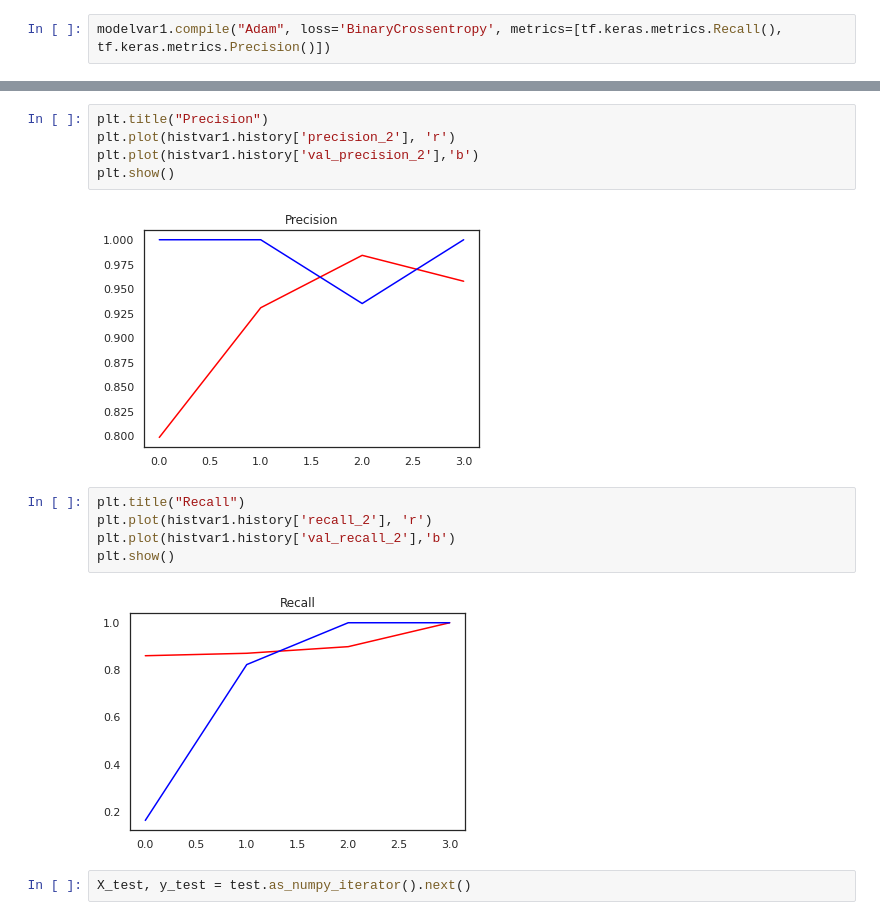
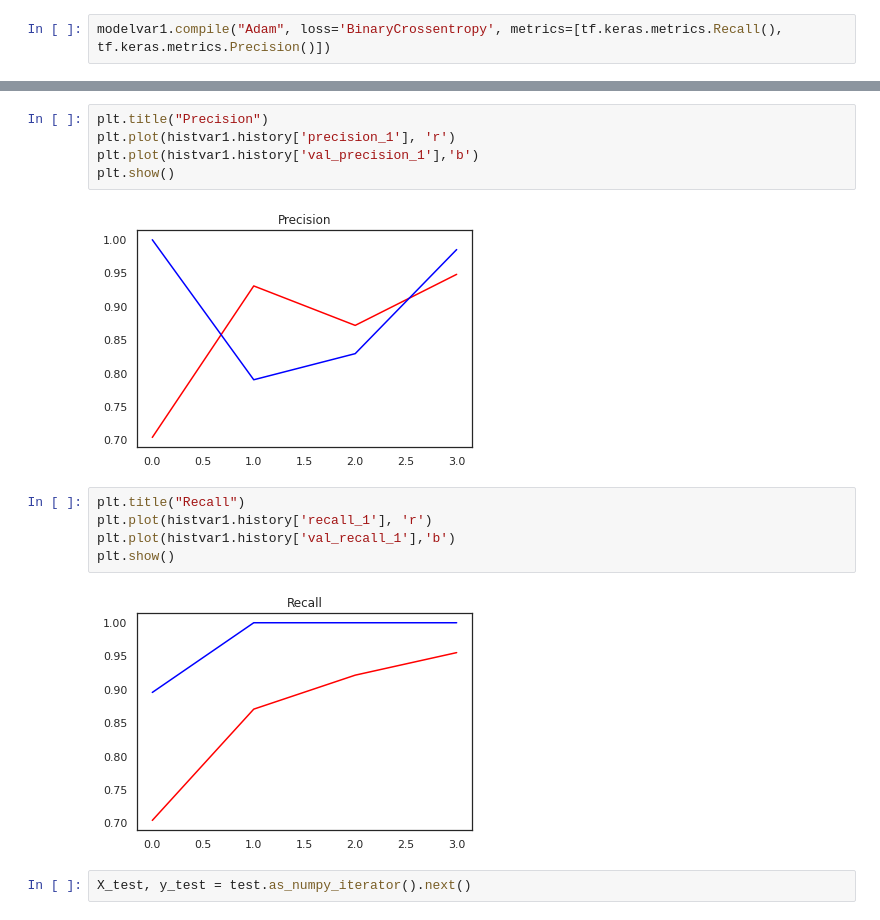
Before and after one commit to pawelszajwaj/Segregation, a Jupyter notebook: Main.ipynb, the cells around one changed output, grey strips where cells are left out. Saved outputs shown, nothing was run; the diff lists cells and outputs as text.

```diff
--- a/Main.ipynb
+++ b/Main.ipynb
@@ -403,17 +403,17 @@ plt.show()
 # %%
 plt.title("Precision")
-plt.plot(histvar1.history['precision_2'], 'r')
-plt.plot(histvar1.history['val_precision_2'],'b')
+plt.plot(histvar1.history['precision_1'], 'r')
+plt.plot(histvar1.history['val_precision_1'],'b')
 plt.show()
 # %% [output]
-[figure, old version]
+[figure, new version]
 # %%
 plt.title("Recall")
-plt.plot(histvar1.history['recall_2'], 'r')
-plt.plot(histvar1.history['val_recall_2'],'b')
+plt.plot(histvar1.history['recall_1'], 'r')
+plt.plot(histvar1.history['val_recall_1'],'b')
 plt.show()
 # %% [output]
-[figure, old version]
+[figure, new version]
 # %%
 X_test, y_test = test.as_numpy_iterator().next()
 # %%
```
Also changed, not shown: parts of 33 cells of this notebook.
